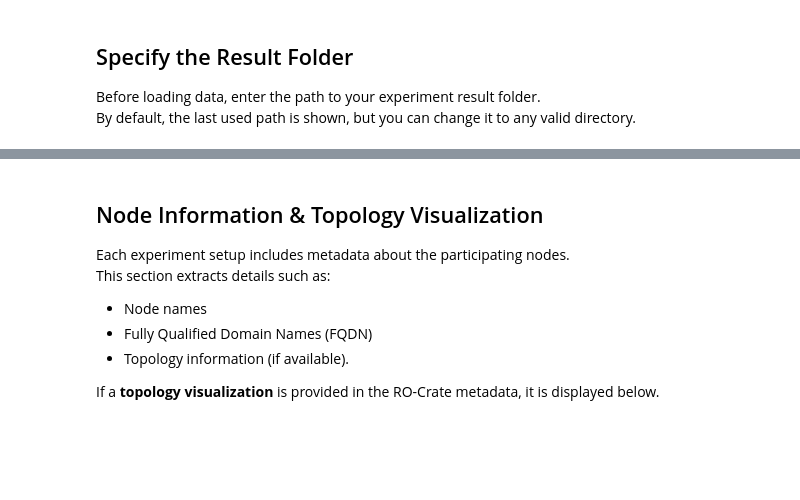
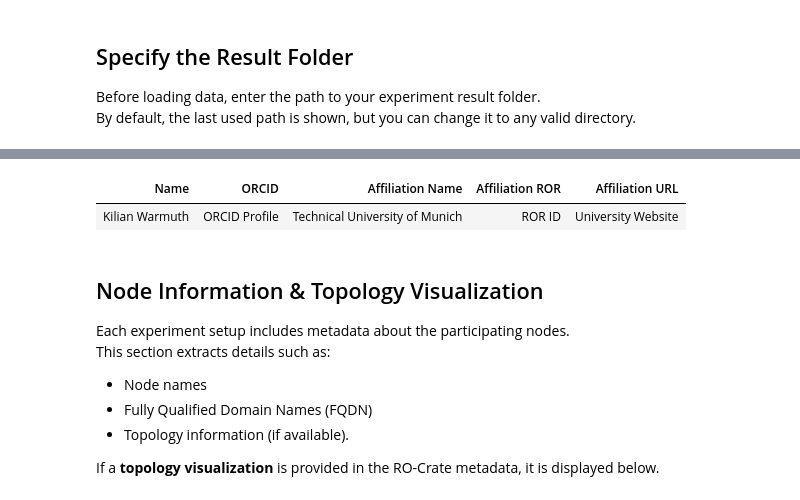
Before and after one commit to tumi8/GreenDIGIT-Environmental-Impact-Assessment-for-Testbed-Experiments, a Jupyter notebook: evaluate.ipynb, the cells around one changed output, grey strips where cells are left out. Saved outputs shown, nothing was run; the diff lists cells and outputs as text; code cells hidden in the pictures; blank space fills up the shorter version.

Commit message:
added information about author and affiliation

```diff
--- a/evaluate.ipynb
+++ b/evaluate.ipynb
@@ -39,3 +51,72 @@ display(f"Using result folder: {RESULT_FOLDER}")
+# %%
+import json
+import pandas as pd
+import os
+from IPython.display import display, HTML
+
+def load_creator_info():
+    """
+    Extract creator information from the RO-Crate metadata JSON file.
+    Retrieves the creator's name, ORCID, and affiliation details.
+    """
+    rocrate_path = os.path.join(RESULT_FOLDER, "ro-crate-metadata.json")
+    if not os.path.exists(rocrate_path):
+        raise FileNotFoundError(f"RO-Crate metadata file not found: {rocrate_path}")
+
+    with open(rocrate_path, "r") as f:
+        metadata = json.load(f)
+
+    creator_info = {
+        "Name": "Unknown",
+        "ORCID": "Unknown",
+        "Affiliation Name": "Unknown",
+        "Affiliation ROR": "Unknown",
+        "Affiliation URL": "Unknown"
+    }
+
+    # Find the creator entry
+    for item in metadata.get("@graph", []):
+        if "keywords" in item and "creator" in item["keywords"]:
+            creator_info["Name"] = item.get("name", "Unknown")
+            creator_info["ORCID"] = item.get("@id", "Unknown")
+
+            # Look up affiliation
+            affiliation_id = item.get("affiliation", {}).get("@id", None)
+            if affiliation_id:
+                for org in metadata.get("@graph", []):
+                    if org.get("@id") == affiliation_id:
+                        creator_info["Affiliation Name"] = org.get("name", "Unknown")
+                        creator_info["Affiliation ROR"] = org.get("@id", "Unknown")
+                        creator_info["Affiliation URL"] = org.get("url", "Unknown")
+
+    return creator_info
+
+creator_data = load_creator_info()
+creator_df = pd.DataFrame([creator_data])
+
+# Convert ORCID and Affiliation links to clickable format
+def make_link(text, url):
+    return f'<a href="{url}" target="_blank">{text}</a>' if url != "Unknown" else "Unknown"
+
+creator_df["ORCID"] = creator_df["ORCID"].apply(lambda x: make_link("ORCID Profile", x))
+creator_df["Affiliation ROR"] = creator_df["Affiliation ROR"].apply(lambda x: make_link("ROR ID", x))
+creator_df["Affiliation URL"] = creator_df["Affiliation URL"].apply(lambda x: make_link("University Website", x))
+
+# Apply table styling
+html_table = creator_df.to_html(escape=False, index=False)
+styled_table = f"""
+<style>
+    table {{ width: 70%; border-collapse: collapse; margin: 20px 0; }}
+    th, td {{ padding: 8px 12px; border: 1px solid #ddd; text-align: left; }}
+    th {{ background-color: #f4f4f4; font-weight: bold; }}
+</style>
+{html_table}
+"""
+
+display(HTML(styled_table))
+# %% [output]
+| Name | ORCID | Affiliation Name | Affiliation ROR | Affiliation URL |
+| Kilian Warmuth | ORCID Profile | Technical University of Munich | ROR ID | University Website |
 # %% [markdown]
 ## Node Information & Topology Visualization
 
```
Also changed, not shown: parts of 8 cells of this notebook.
